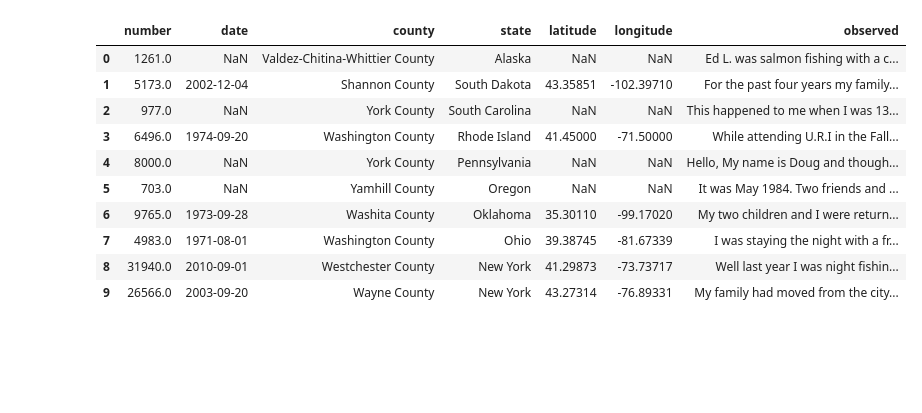
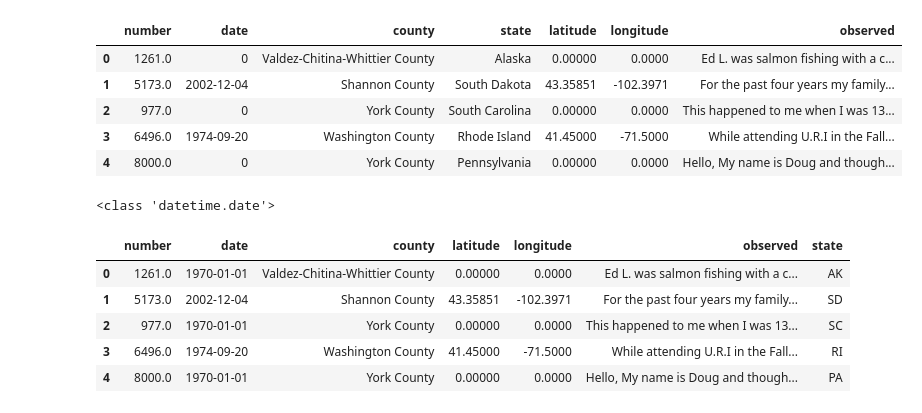
Before and after one commit to taylorsyde/where-is-bigfoot, a Jupyter notebook: sightings.ipynb, the cells around one changed output. Drawn from its saved outputs; the diff is of its cells as text; code cells hidden in the pictures; blank space fills up the shorter version.

Commit message:
cleaning tables

```diff
--- a/sightings.ipynb
+++ b/sightings.ipynb
@@ -16,18 +36,37 @@ bigfoot_df.head()
 # %%
 bigfoot_clean_df = bigfoot_df[['number','date','county', 'state','latitude', 'longitude', 'observed']]
 bigfoot_clean_df.head(10)
+bigfoot_clean_df2 = bigfoot_clean_df.fillna(0)
+bigfoot_clean_df2.head()
 # %% [output]
 |  | number | date | county | state | latitude | longitude | observed |
-| 0 | 1261.0 | NaN | Valdez-Chitina-Whittier County | Alaska | NaN | NaN | Ed L. was salmon fishing with a c... |
-| 1 | 5173.0 | 2002-12-04 | Shannon County | South Dakota | 43.35851 | -102.39710 | For the past four years my family... |
-| 2 | 977.0 | NaN | York County | South Carolina | NaN | NaN | This happened to me when I was 13... |
-| 3 | 6496.0 | 1974-09-20 | Washington County | Rhode Island | 41.45000 | -71.50000 | While attending U.R.I in the Fall... |
-| 4 | 8000.0 | NaN | York County | Pennsylvania | NaN | NaN | Hello, My name is Doug and though... |
-| 5 | 703.0 | NaN | Yamhill County | Oregon | NaN | NaN | It was May 1984. Two friends and ... |
-| 6 | 9765.0 | 1973-09-28 | Washita County | Oklahoma | 35.30110 | -99.17020 | My two children and I were return... |
-| 7 | 4983.0 | 1971-08-01 | Washington County | Ohio | 39.38745 | -81.67339 | I was staying the night with a fr... |
-| 8 | 31940.0 | 2010-09-01 | Westchester County | New York | 41.29873 | -73.73717 | Well last year I was night fishin... |
-| 9 | 26566.0 | 2003-09-20 | Wayne County | New York | 43.27314 | -76.89331 | My family had moved from the city... |
+| 0 | 1261.0 | 0 | Valdez-Chitina-Whittier County | Alaska | 0.00000 | 0.0000 | Ed L. was salmon fishing with a c... |
+| 1 | 5173.0 | 2002-12-04 | Shannon County | South Dakota | 43.35851 | -102.3971 | For the past four years my family... |
+| 2 | 977.0 | 0 | York County | South Carolina | 0.00000 | 0.0000 | This happened to me when I was 13... |
+| 3 | 6496.0 | 1974-09-20 | Washington County | Rhode Island | 41.45000 | -71.5000 | While attending U.R.I in the Fall... |
+| 4 | 8000.0 | 0 | York County | Pennsylvania | 0.00000 | 0.0000 | Hello, My name is Doug and though... |
+# %%
+#merging bigfoot with states
+#bigfoot_merge = pd.merge(bigfoot_clean_df, states_df, on="state")
+bigfoot_merge = pd.merge(bigfoot_clean_df2, states_df, on="state", how="left")
+bigfoot_merge.head()
+#bigfoot_merge['state'].isnull().values.any()
+big_foot_drop2 = bigfoot_merge.drop(columns=['state', 'Abbrev'])
+#big_foot_drop2.head()
+bigfoot_complete = big_foot_drop2.rename(columns={"Code": "state"})
+bigfoot_complete.head()
+
+bigfoot_complete["date"] = pd.to_datetime(bigfoot_complete['date']).dt.date
+print(type(bigfoot_complete['date'][1]))
+bigfoot_complete.head()
+# %% [output]
+<class 'datetime.date'>
+|  | number | date | county | latitude | longitude | observed | state |
+| 0 | 1261.0 | 1970-01-01 | Valdez-Chitina-Whittier County | 0.00000 | 0.0000 | Ed L. was salmon fishing with a c... | AK |
+| 1 | 5173.0 | 2002-12-04 | Shannon County | 43.35851 | -102.3971 | For the past four years my family... | SD |
+| 2 | 977.0 | 1970-01-01 | York County | 0.00000 | 0.0000 | This happened to me when I was 13... | SC |
+| 3 | 6496.0 | 1974-09-20 | Washington County | 41.45000 | -71.5000 | While attending U.R.I in the Fall... | RI |
+| 4 | 8000.0 | 1970-01-01 | York County | 0.00000 | 0.0000 | Hello, My name is Doug and though... | PA |
 # %%
 ufo_file = "Resources/ufo_sightings.csv"
 ufo_df = pd.read_csv(ufo_file)
```
Also changed, not shown: parts of 6 cells of this notebook, 3 other files.
